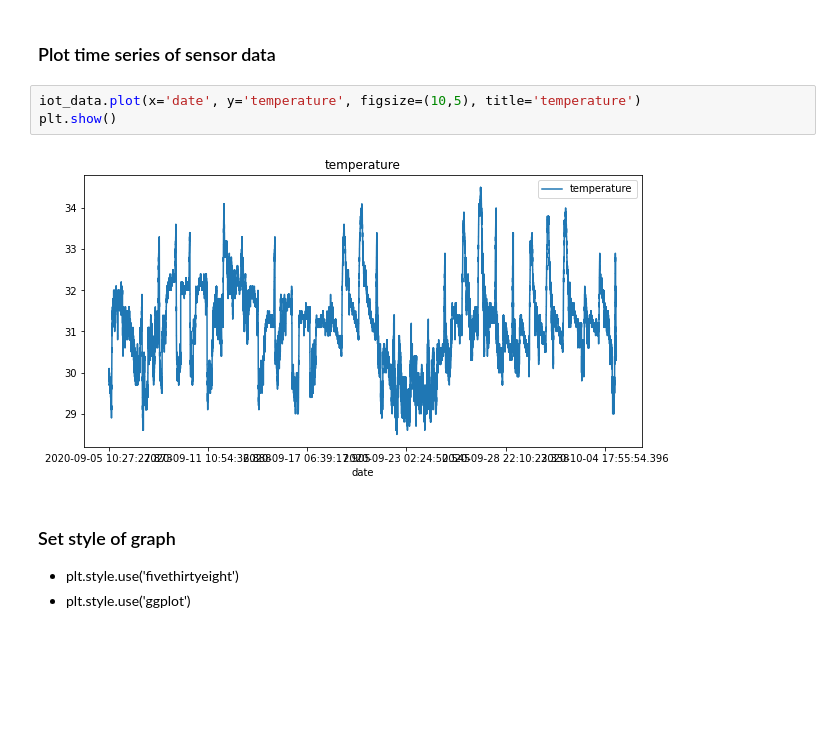
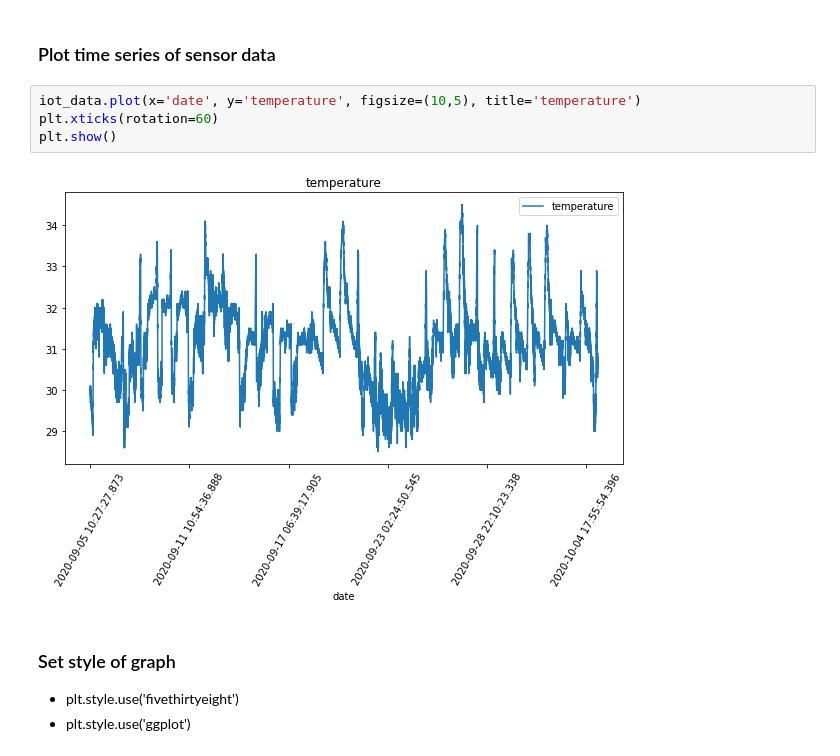
Before and after one commit to pdm03/pdm03, a Jupyter notebook: py-pandas/pandas_6_iot_nano33_0.ipynb, the cells around one changed output. Cells and saved outputs as stored; diff of their text form; blank space fills up the shorter version.

```diff
--- a/py-pandas/pandas_6_iot_nano33_0.ipynb
+++ b/py-pandas/pandas_6_iot_nano33_0.ipynb
@@ -251,9 +262,10 @@ plt.show()
 ### Plot time series of sensor data
 # %%
 iot_data.plot(x='date', y='temperature', figsize=(10,5), title='temperature')
+plt.xticks(rotation=60)
 plt.show()
 # %% [output]
-[figure, old version]
+[figure, new version]
 # %% [markdown]
 ### Set style of graph
 - plt.style.use('fivethirtyeight')
```
Also changed, not shown: parts of 48 cells of this notebook.
